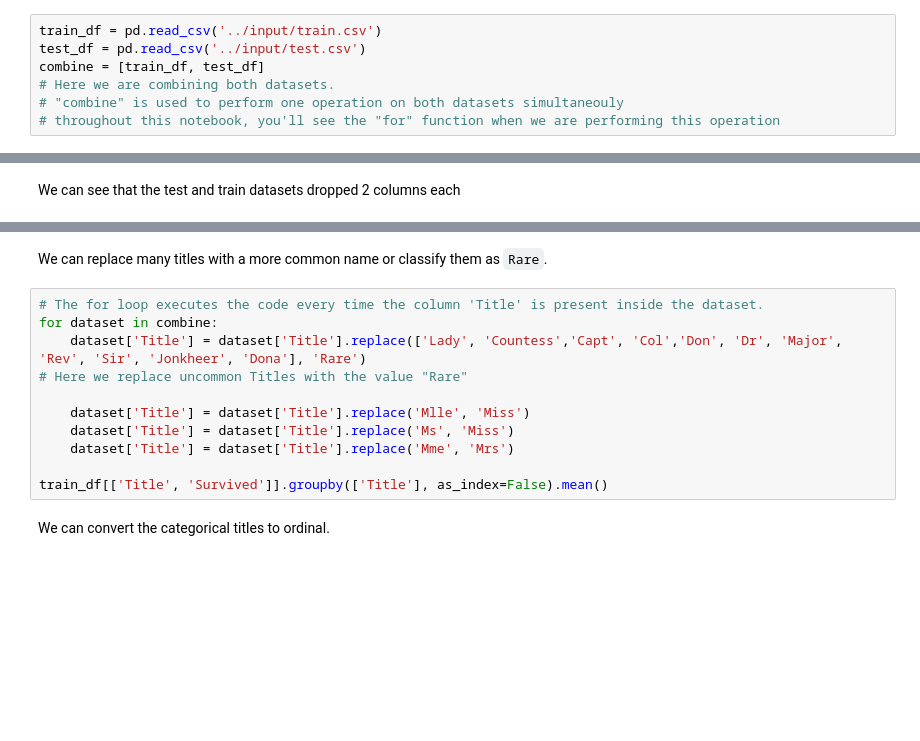
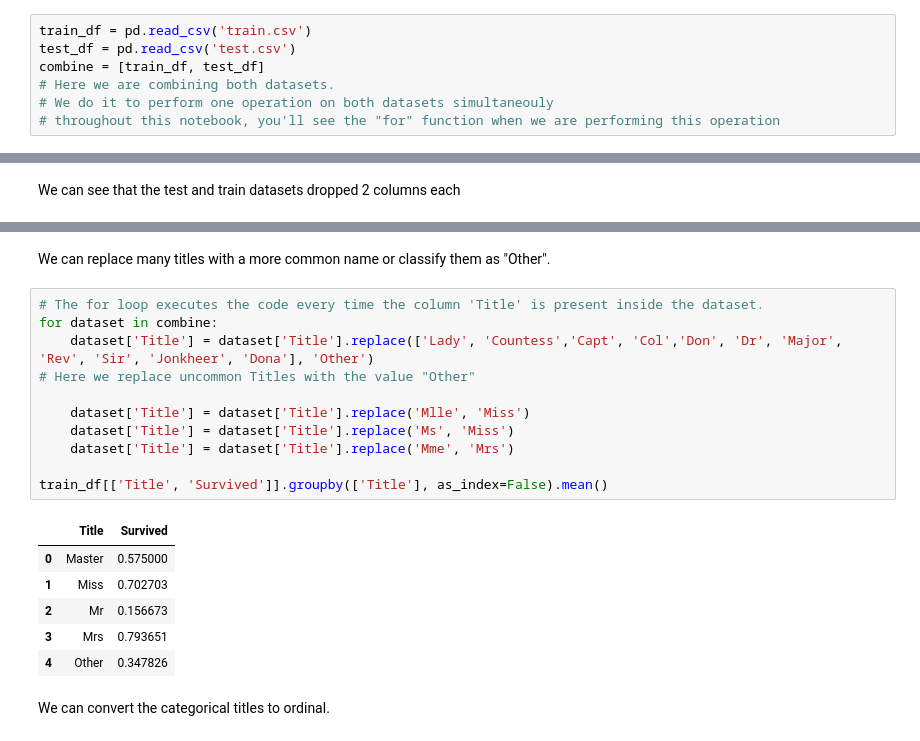
Before and after one commit to mlsmall/Titanic, a Jupyter notebook: Titanic.ipynb, the cells around one changed output, grey strips where cells are left out. Drawn from its saved outputs; the diff is of its cells as text; blank space fills up the shorter version.

```diff
--- a/Titanic.ipynb
+++ b/Titanic.ipynb
@@ -55,9 +33,9 @@ The Python Pandas packages helps us work with our datasets. We start by acquirin
 # %%
-train_df = pd.read_csv('../input/train.csv')
-test_df = pd.read_csv('../input/test.csv')
+train_df = pd.read_csv('train.csv')
+test_df = pd.read_csv('test.csv')
 combine = [train_df, test_df]
 # Here we are combining both datasets.
-# "combine" is used to perform one operation on both datasets simultaneouly
+# We do it to perform one operation on both datasets simultaneouly
 # throughout this notebook, you'll see the "for" function when we are performing this operation
 # %% [markdown]
 ## Analyze by describing data
@@ -351,16 +363,23 @@ pd.crosstab(train_df['Title'], train_df['Sex'])
 # %% [markdown]
-We can replace many titles with a more common name or classify them as `Rare`.
+We can replace many titles with a more common name or classify them as "Other".
 # %%
 # The for loop executes the code every time the column 'Title' is present inside the dataset.
 for dataset in combine:
-    dataset['Title'] = dataset['Title'].replace(['Lady', 'Countess','Capt', 'Col','Don', 'Dr', 'Major', 'Rev', 'Sir', 'Jonkheer', 'Dona'], 'Rare')
-# Here we replace uncommon Titles with the value "Rare"
+    dataset['Title'] = dataset['Title'].replace(['Lady', 'Countess','Capt', 'Col','Don', 'Dr', 'Major', 'Rev', 'Sir', 'Jonkheer', 'Dona'], 'Other')
+# Here we replace uncommon Titles with the value "Other"
 
     dataset['Title'] = dataset['Title'].replace('Mlle', 'Miss')
     dataset['Title'] = dataset['Title'].replace('Ms', 'Miss')
     dataset['Title'] = dataset['Title'].replace('Mme', 'Mrs')
 
 train_df[['Title', 'Survived']].groupby(['Title'], as_index=False).mean()
+# %% [output]
+|  | Title | Survived |
+| 0 | Master | 0.575000 |
+| 1 | Miss | 0.702703 |
+| 2 | Mr | 0.156673 |
+| 3 | Mrs | 0.793651 |
+| 4 | Other | 0.347826 |
 # %% [markdown]
 We can convert the categorical titles to ordinal.
 # %%
```
Also changed, not shown: parts of 70 cells of this notebook.
